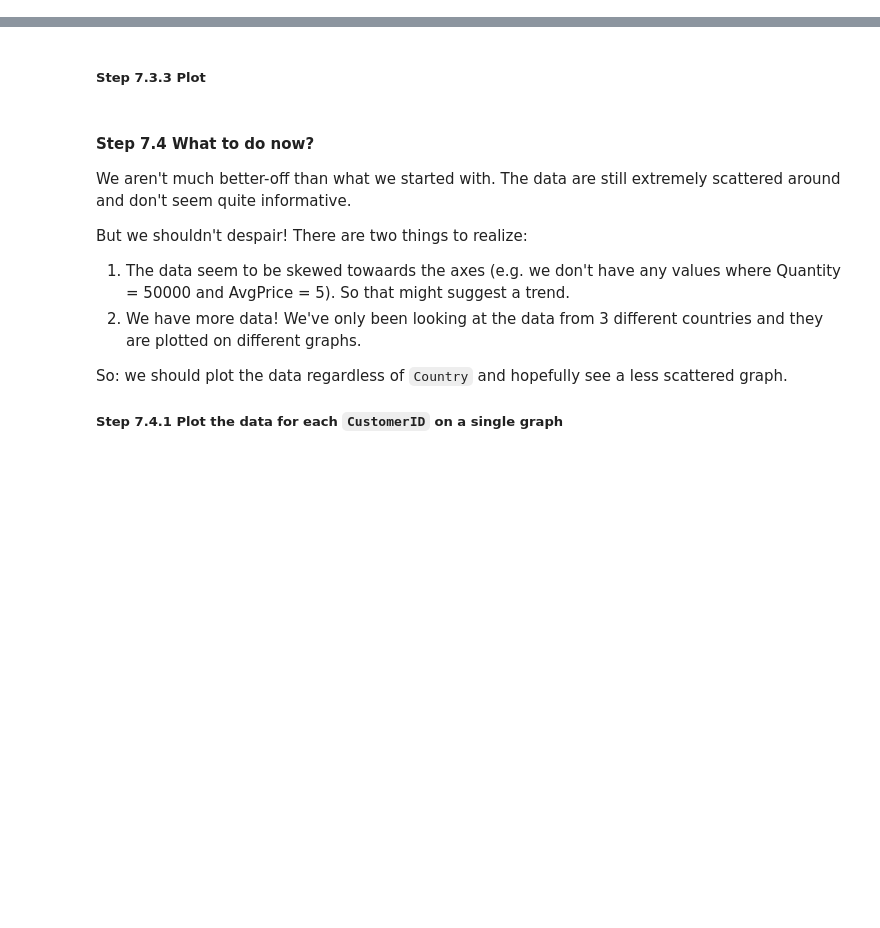
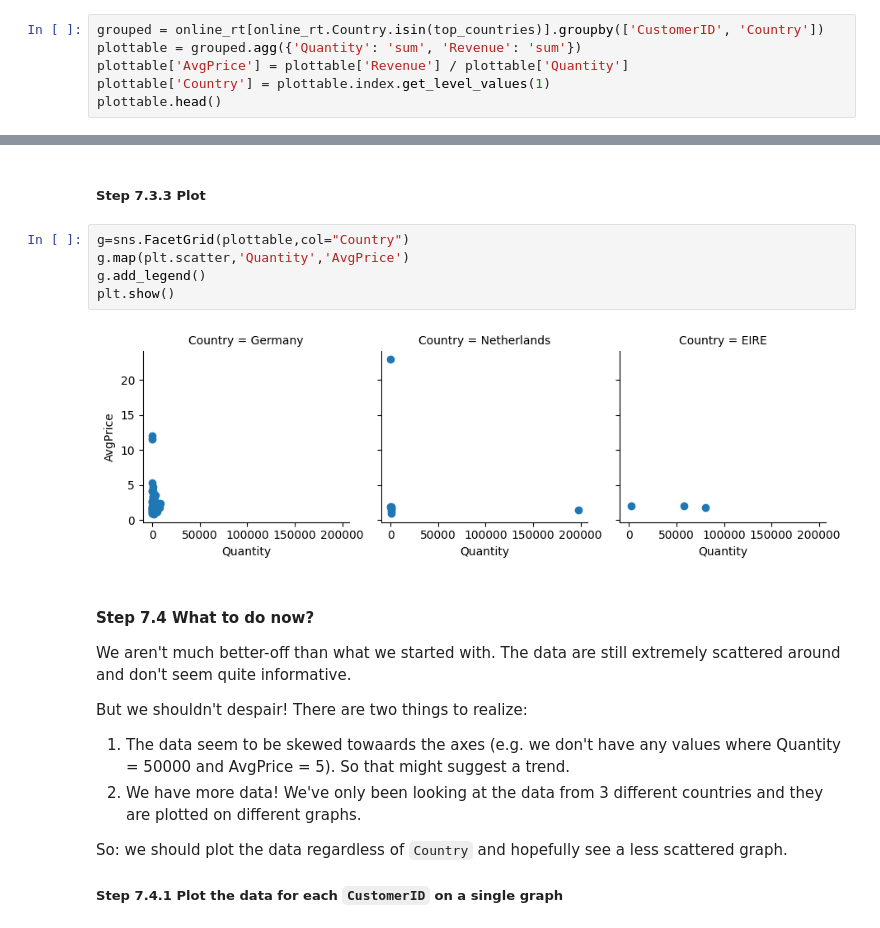
Before and after one commit to gehad-Ahmed30/Data-Analysis, a Jupyter notebook: Exercies Pandas/Visualization/Exercises (25).ipynb, the cells around one changed output, grey strips where cells are left out. Saved outputs shown, nothing was run; the diff lists cells and outputs as text; blank space fills up the shorter version.

```diff
--- a/Exercies Pandas/Visualization/Exercises (25).ipynb
+++ b/Exercies Pandas/Visualization/Exercises (25).ipynb
@@ -244,3 +244,9 @@ online_rt.head()
 | 4 | 536365 | 84029E | RED WOOLLY HOTTIE WHITE HEART. | 6 | 12/1/10 8:26 | 3.39 | 17850.0 | United Kingdom | 20.34 |
 # %% [markdown]
 ##### Step 7.3.2 Group by `CustomerID` and `Country` and find out the average price (`AvgPrice`) each customer spends per unit.
+# %%
+grouped = online_rt[online_rt.Country.isin(top_countries)].groupby(['CustomerID', 'Country'])
+plottable = grouped.agg({'Quantity': 'sum', 'Revenue': 'sum'})
+plottable['AvgPrice'] = plottable['Revenue'] / plottable['Quantity']
+plottable['Country'] = plottable.index.get_level_values(1)
+plottable.head()
@@ -247,5 +261,12 @@ online_rt.head()
 # %% [markdown]
 ##### Step 7.3.3 Plot
+# %%
+g=sns.FacetGrid(plottable,col="Country")
+g.map(plt.scatter,'Quantity','AvgPrice')
+g.add_legend()
+plt.show()
+# %% [output]
+[figure, added]
 # %% [markdown]
 #### Step 7.4 What to do now?
 We aren't much better-off than what we started with. The data are still extremely scattered around and don't seem quite informative.
```
Also changed, not shown: parts of 8 cells of this notebook.
